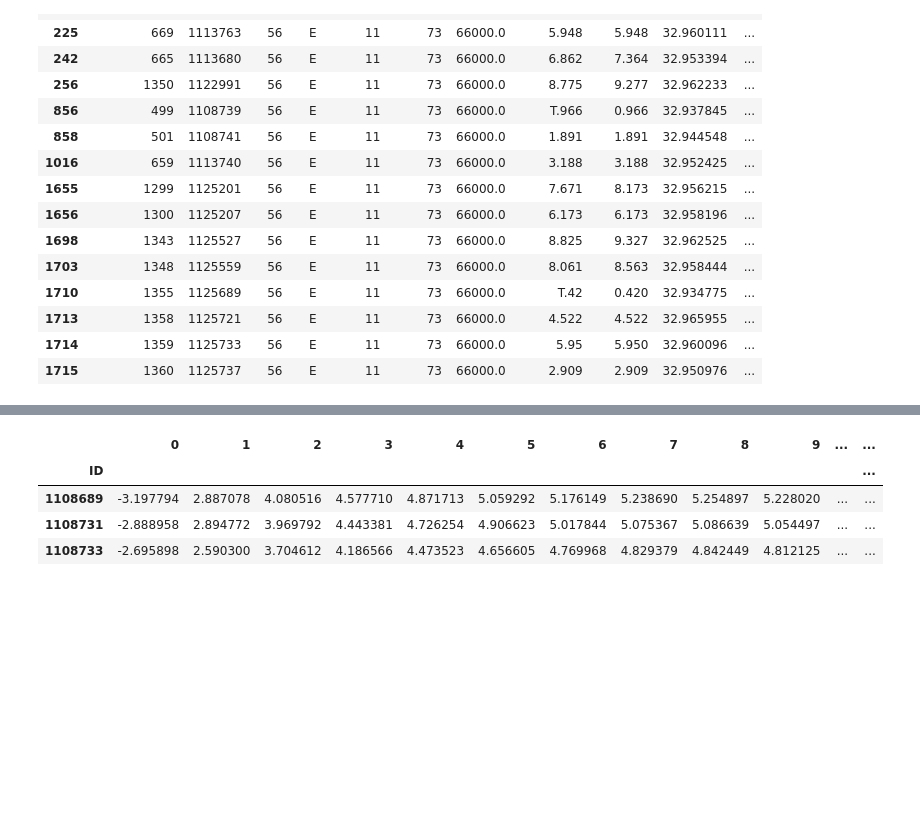
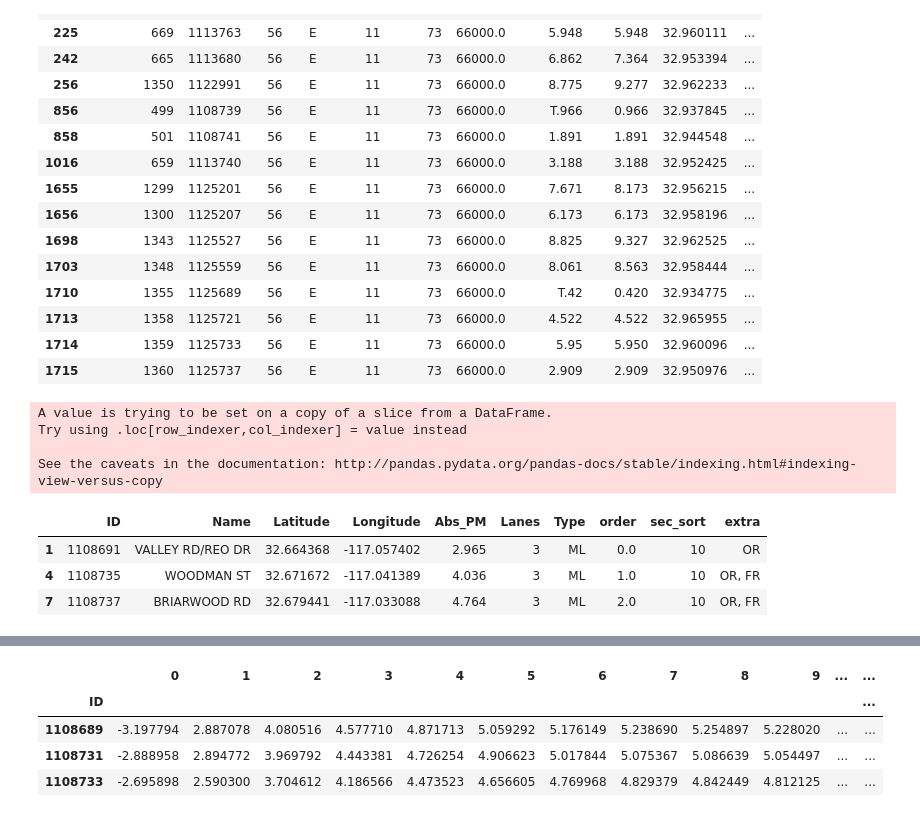
Before and after one commit to abrespect/DSE_Cohort2_Traffic_Capstone, a Jupyter notebook: cohort2/exploration/data_generate_wavelets_for_wigglevis.ipynb, the cells around one changed output, grey strips where cells are left out. Saved outputs shown, nothing was run; the diff lists cells and outputs as text; code cells hidden in the pictures; blank space fills up the shorter version.

```diff
--- a/cohort2/exploration/data_generate_wavelets_for_wigglevis.ipynb
+++ b/cohort2/exploration/data_generate_wavelets_for_wigglevis.ipynb
@@ -240,0 +274,32 @@ meta_df[(meta_df.Dir == 'E') & (meta_df.Fwy == 56) & (meta_df.Type == 'ML')]
+# %%
+fwy_keys = create_freeway_vectors(meta_df, columns_to_select=['ID', 'Name', 'Latitude', 'Longitude',
+                                                              'Abs_PM', 'Lanes', 'Type'], ML_only=False)
+for test_key in fwy_keys:
+    fwy_keys[test_key].index = range(0, len(fwy_keys[test_key]))
+    extra_data = []
+    last_ML_abs_PM = None
+    for idx, row in fwy_keys[test_key].iterrows():
+    #     print idx, row
+        if row.Type == 'ML' and not extra_data:
+            fwy_keys[test_key].set_value(idx, 'extra', '')
+            last_ML_abs_PM = row.Abs_PM
+        elif row.Type == 'ML' and extra_data:
+            fwy_keys[test_key].set_value(idx, 'extra', ', '.join(extra_data))
+            extra_data = []
+            last_ML_abs_PM = row.Abs_PM
+        elif row.Type != 'ML':
+            if row.Type not in extra_data:
+                extra_data.append(row.Type)
+            fwy_keys[test_key].set_value(idx, 'extra', '')
+# %% [output]
+A value is trying to be set on a copy of a slice from a DataFrame.
+Try using .loc[row_indexer,col_indexer] = value instead
+
+See the caveats in the documentation: http://pandas.pydata.org/pandas-docs/stable/indexing.html#indexing-view-versus-copy
+# %%
+fwy_keys['54_W'][fwy_keys['54_W'].Type == 'ML']
+# %% [output]
+|  | ID | Name | Latitude | Longitude | Abs_PM | Lanes | Type | order | sec_sort | extra |
+| 1 | 1108691 | VALLEY RD/REO DR | 32.664368 | -117.057402 | 2.965 | 3 | ML | 0.0 | 10 | OR |
+| 4 | 1108735 | WOODMAN ST | 32.671672 | -117.041389 | 4.036 | 3 | ML | 1.0 | 10 | OR, FR |
+| 7 | 1108737 | BRIARWOOD RD | 32.679441 | -117.033088 | 4.764 | 3 | ML | 2.0 | 10 | OR, FR |
```
Also changed, not shown: parts of 4 cells of this notebook, 27 other files.
